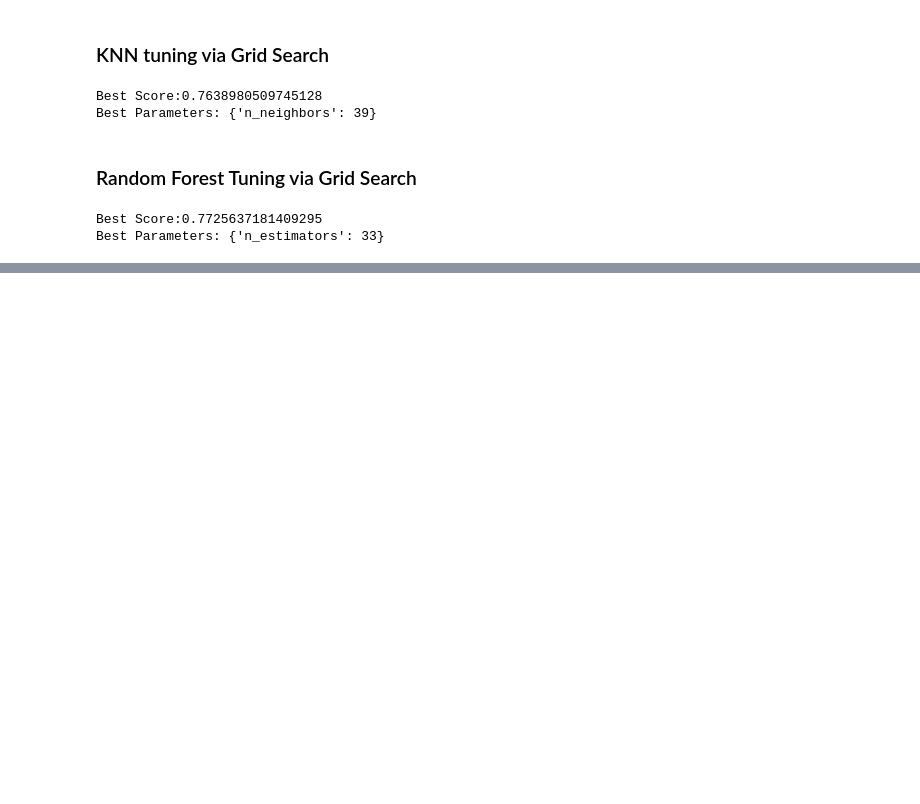
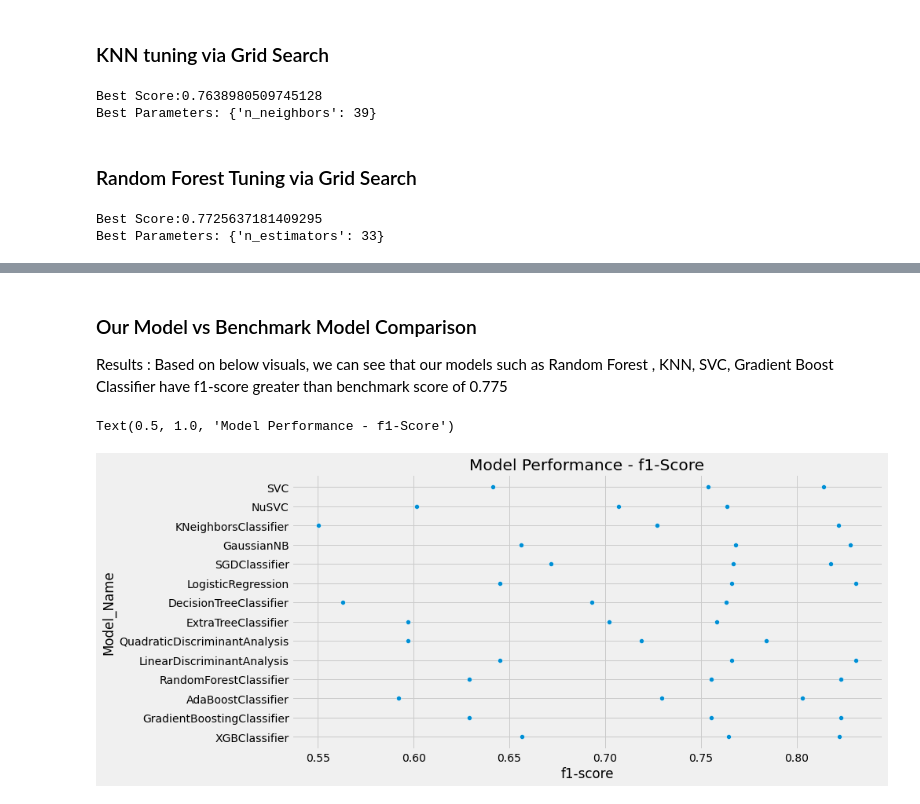
Before and after one commit to DineshAnalyticsandAI/Diabetes-Detection, a Jupyter notebook: Diabetes_Detection.ipynb, the cells around one changed output, grey strips where cells are left out. Cells and saved outputs as stored; diff of their text form; code cells hidden in the pictures; blank space fills up the shorter version.

```diff
--- a/Diabetes_Detection.ipynb
+++ b/Diabetes_Detection.ipynb
@@ -502,0 +508,10 @@ Best Parameters: {'n_estimators': 33}
+# %% [markdown]
+### Our Model vs Benchmark Model Comparison
+Results :  Based on below visuals, we can see that our models such as Random Forest , KNN, SVC, Gradient Boost Classifier have f1-score greater than benchmark score of 0.775
+# %%
+plt.figure(figsize=(12,6))
+sns.scatterplot(x='f1-score',y='Model_Name',data=final_result)
+plt.title('Model Performance - f1-Score')
+# %% [output]
+Text(0.5, 1.0, 'Model Performance - f1-Score')
+[figure, added]
```
Also changed, not shown: parts of 9 cells of this notebook.
